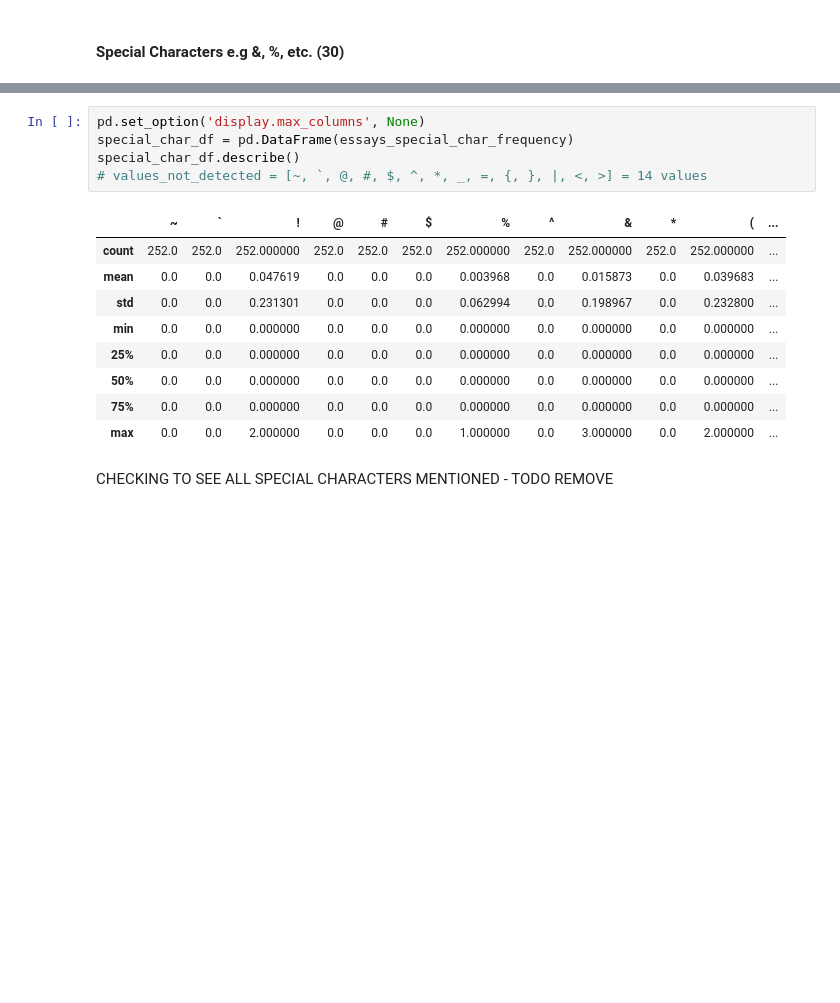
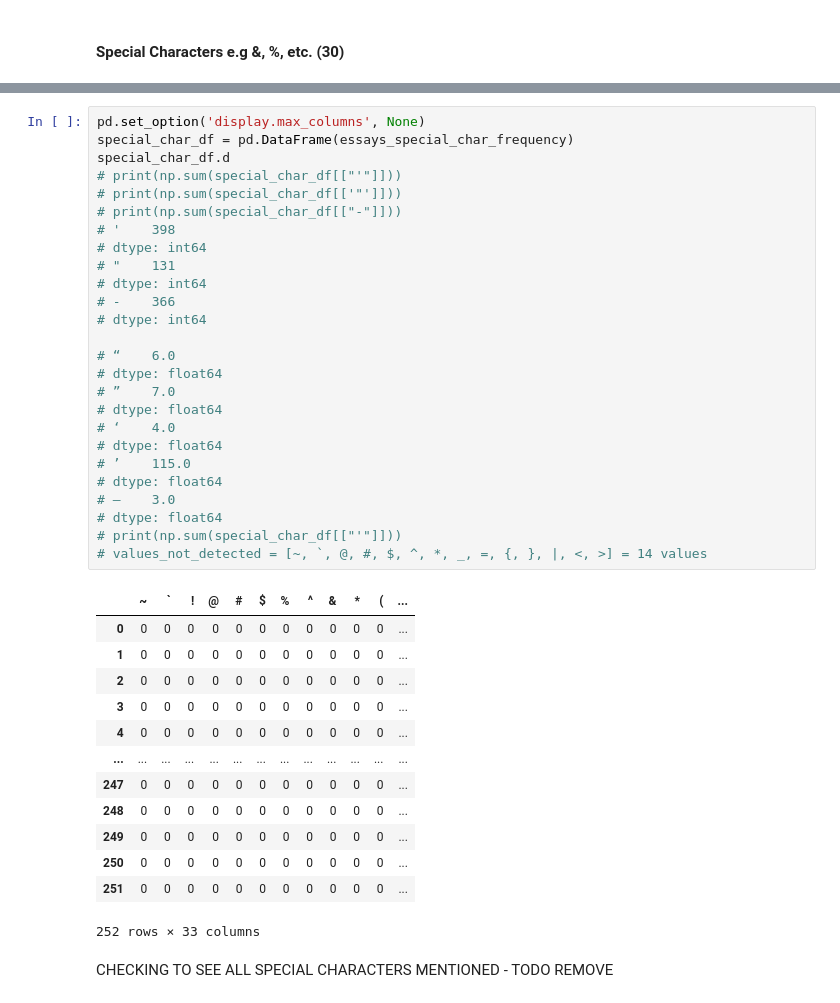
Before and after one commit to Brian-D-Dang/ChatGPT-Generated-Text-Detection, a Jupyter notebook: text_feature_extraction - BDD.ipynb, the cells around one changed output, grey strips where cells are left out. Saved outputs shown, nothing was run; the diff lists cells and outputs as text; blank space fills up the shorter version.

```diff
--- a/text_feature_extraction - BDD.ipynb
+++ b/text_feature_extraction - BDD.ipynb
@@ -583,18 +587,43 @@ dict_keys(['~', '`', '!', '@', '#', '$', '%', '^', '&', '*', '(', ')', '-', '_',
 # %%
 pd.set_option('display.max_columns', None)
 special_char_df = pd.DataFrame(essays_special_char_frequency)
-special_char_df.describe()
+special_char_df.d
+# print(np.sum(special_char_df[["'"]]))
+# print(np.sum(special_char_df[['"']]))
+# print(np.sum(special_char_df[["-"]]))
+# '    398
+# dtype: int64
+# "    131
+# dtype: int64
+# -    366
+# dtype: int64
+
+# “    6.0
+# dtype: float64
+# ”    7.0
+# dtype: float64
+# ‘    4.0
+# dtype: float64
+# ’    115.0
+# dtype: float64
+# —    3.0
+# dtype: float64
+# print(np.sum(special_char_df[["'"]]))
 # values_not_detected = [~, `, @, #, $, ^, *, _, =, {, }, |, <, >] = 14 values
 # %% [output]
 |  | ~ | ` | ! | @ | # | $ | % | ^ | & | * | ( | ... |
-| count | 252.0 | 252.0 | 252.000000 | 252.0 | 252.0 | 252.0 | 252.000000 | 252.0 | 252.000000 | 252.0 | 252.000000 | ... |
-| mean | 0.0 | 0.0 | 0.047619 | 0.0 | 0.0 | 0.0 | 0.003968 | 0.0 | 0.015873 | 0.0 | 0.039683 | ... |
-| std | 0.0 | 0.0 | 0.231301 | 0.0 | 0.0 | 0.0 | 0.062994 | 0.0 | 0.198967 | 0.0 | 0.232800 | ... |
-| min | 0.0 | 0.0 | 0.000000 | 0.0 | 0.0 | 0.0 | 0.000000 | 0.0 | 0.000000 | 0.0 | 0.000000 | ... |
-| 25% | 0.0 | 0.0 | 0.000000 | 0.0 | 0.0 | 0.0 | 0.000000 | 0.0 | 0.000000 | 0.0 | 0.000000 | ... |
-| 50% | 0.0 | 0.0 | 0.000000 | 0.0 | 0.0 | 0.0 | 0.000000 | 0.0 | 0.000000 | 0.0 | 0.000000 | ... |
-| 75% | 0.0 | 0.0 | 0.000000 | 0.0 | 0.0 | 0.0 | 0.000000 | 0.0 | 0.000000 | 0.0 | 0.000000 | ... |
-| max | 0.0 | 0.0 | 2.000000 | 0.0 | 0.0 | 0.0 | 1.000000 | 0.0 | 3.000000 | 0.0 | 2.000000 | ... |
+| 0 | 0 | 0 | 0 | 0 | 0 | 0 | 0 | 0 | 0 | 0 | 0 | ... |
+| 1 | 0 | 0 | 0 | 0 | 0 | 0 | 0 | 0 | 0 | 0 | 0 | ... |
+| 2 | 0 | 0 | 0 | 0 | 0 | 0 | 0 | 0 | 0 | 0 | 0 | ... |
+| 3 | 0 | 0 | 0 | 0 | 0 | 0 | 0 | 0 | 0 | 0 | 0 | ... |
+| 4 | 0 | 0 | 0 | 0 | 0 | 0 | 0 | 0 | 0 | 0 | 0 | ... |
+| ... | ... | ... | ... | ... | ... | ... | ... | ... | ... | ... | ... | ... |
+| 247 | 0 | 0 | 0 | 0 | 0 | 0 | 0 | 0 | 0 | 0 | 0 | ... |
+| 248 | 0 | 0 | 0 | 0 | 0 | 0 | 0 | 0 | 0 | 0 | 0 | ... |
+| 249 | 0 | 0 | 0 | 0 | 0 | 0 | 0 | 0 | 0 | 0 | 0 | ... |
+| 250 | 0 | 0 | 0 | 0 | 0 | 0 | 0 | 0 | 0 | 0 | 0 | ... |
+| 251 | 0 | 0 | 0 | 0 | 0 | 0 | 0 | 0 | 0 | 0 | 0 | ... |
+252 rows × 33 columns
 # %% [markdown]
 CHECKING TO SEE ALL SPECIAL CHARACTERS MENTIONED - TODO REMOVE
 # %%
```
Also changed, not shown: parts of 14 cells of this notebook, 1 other file.
